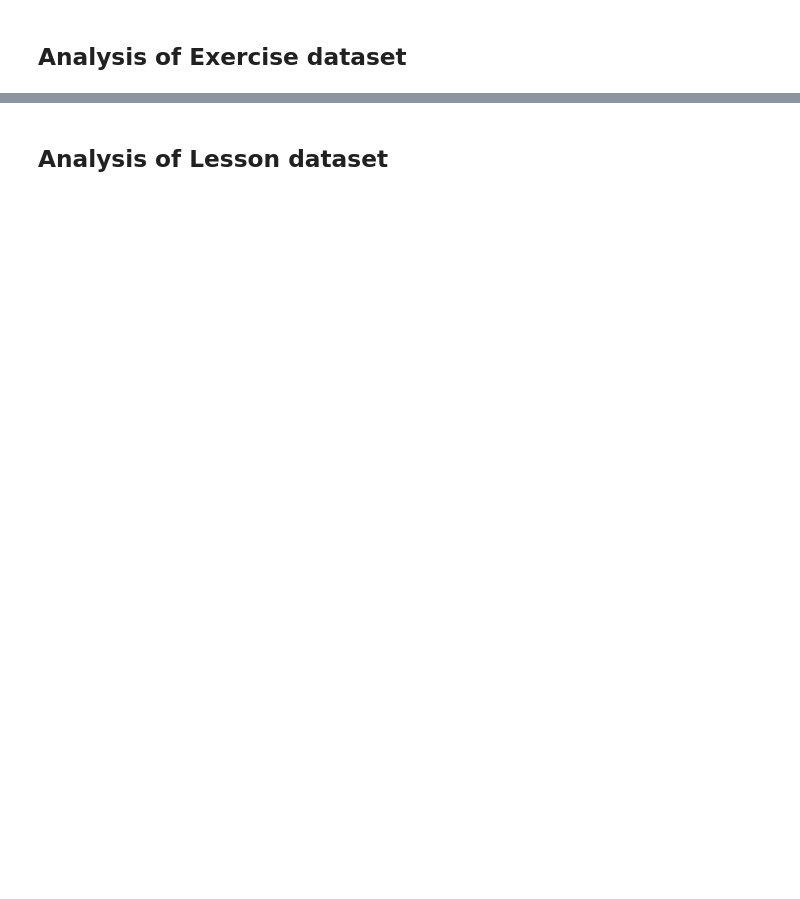
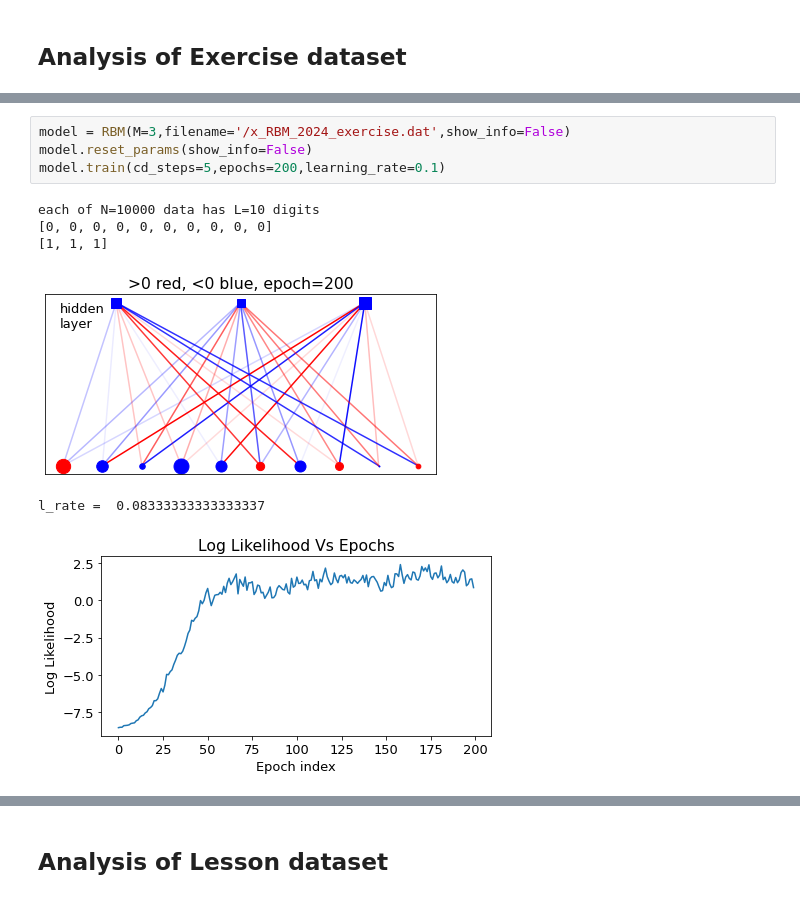
Before and after one commit to pietromalagoli/LCPB, a Jupyter notebook: Assignments/Ex4/group2404_exercise4.ipynb, the cells around one changed output, grey strips where cells are left out. Saved outputs shown, nothing was run; the diff lists cells and outputs as text; blank space fills up the shorter version.

```diff
--- a/Assignments/Ex4/group2404_exercise4.ipynb
+++ b/Assignments/Ex4/group2404_exercise4.ipynb
@@ -280,0 +289,11 @@ l_rate =  0.5000000000000009
+# %%
+model = RBM(M=3,filename='/x_RBM_2024_exercise.dat',show_info=False)
+model.reset_params(show_info=False)
+model.train(cd_steps=5,epochs=200,learning_rate=0.1)
+# %% [output]
+each of N=10000 data has L=10 digits
+[0, 0, 0, 0, 0, 0, 0, 0, 0, 0]
+[1, 1, 1]
+[figure, added]
+l_rate =  0.08333333333333337
+[figure, added]
```
Also changed, not shown: parts of 7 cells of this notebook.
